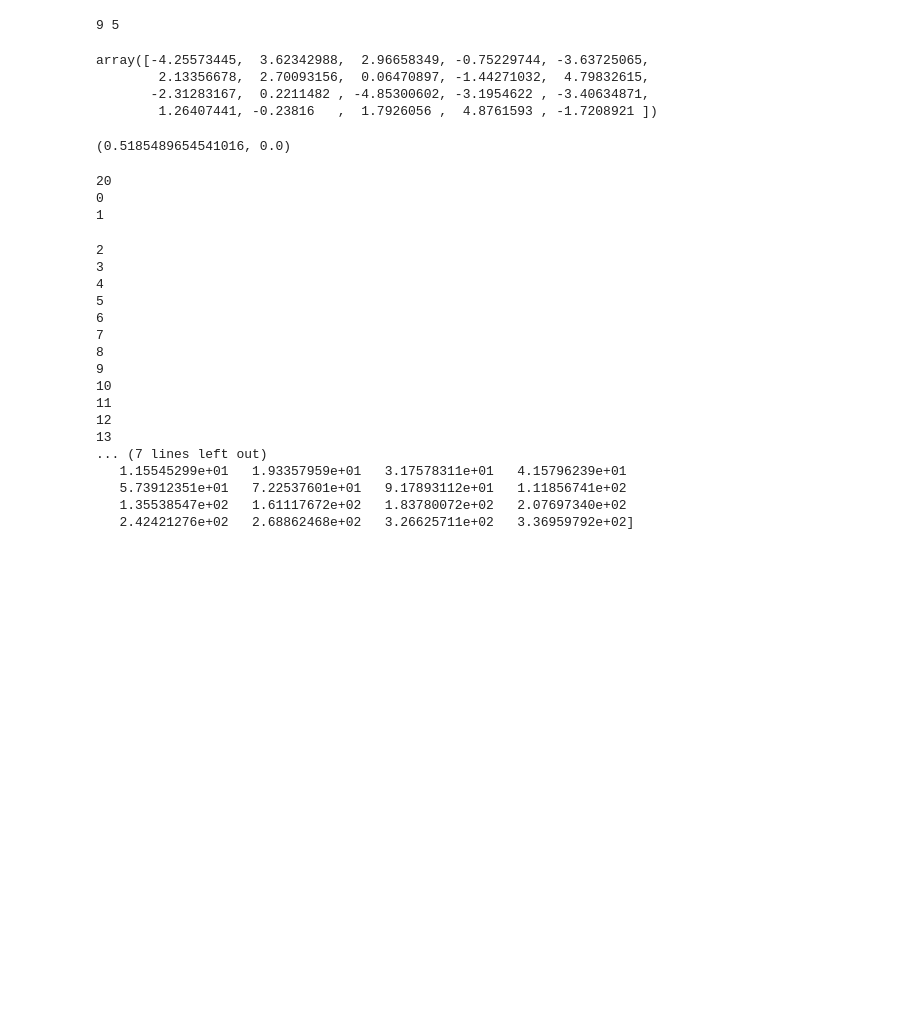
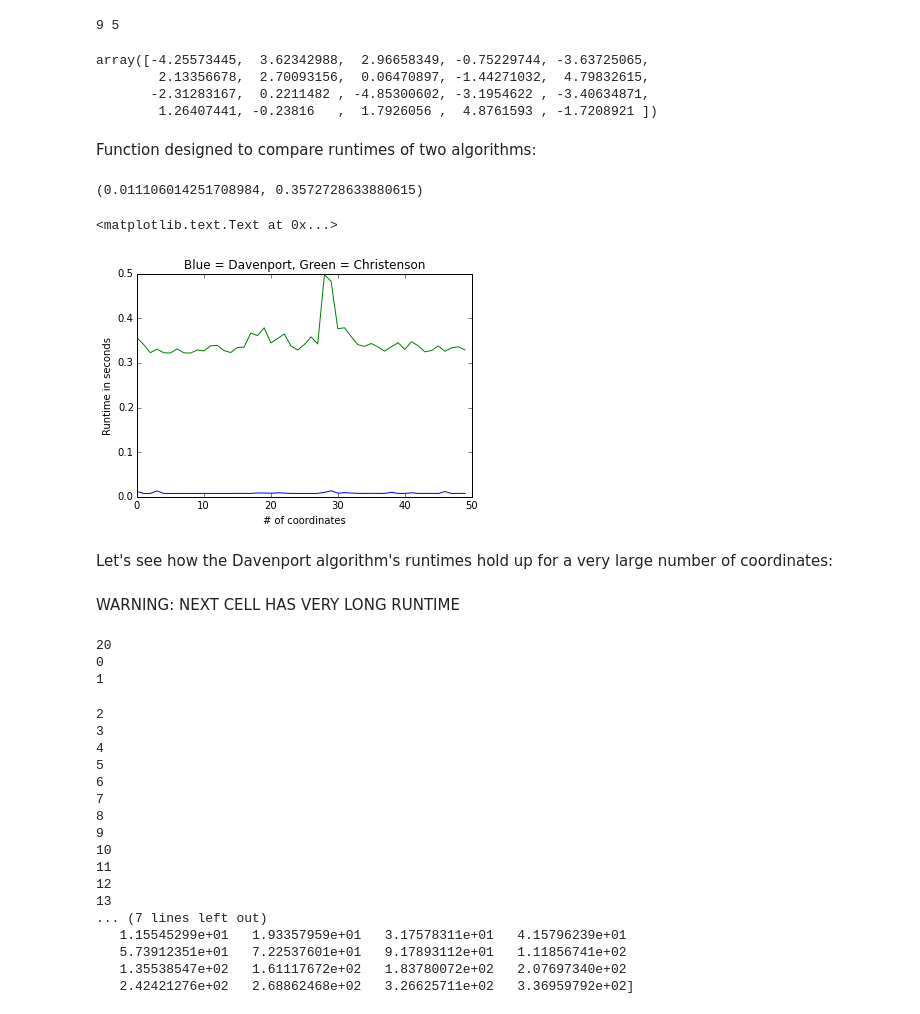
Before and after one commit to jradavenport/WWU-seminar-2016, a Jupyter notebook: lab3/lab3-RileyClarke.ipynb, the cells around one changed output. Drawn from its saved outputs; the diff is of its cells as text; code cells hidden in the pictures; blank space fills up the shorter version.

```diff
--- a/lab3/lab3-RileyClarke.ipynb
+++ b/lab3/lab3-RileyClarke.ipynb
@@ -64,6 +64,8 @@ array([-4.25573445,  3.62342988,  2.96658349, -0.75229744, -3.63725065,
         2.13356678,  2.70093156,  0.06470897, -1.44271032,  4.79832615,
        -2.31283167,  0.2211482 , -4.85300602, -3.1954622 , -3.40634871,
         1.26407441, -0.23816   ,  1.7926056 ,  4.8761593 , -1.7208921 ])
+# %% [markdown]
+Function designed to compare runtimes of two algorithms:
 # %%
 def speedtst(N):
 
@@ -81,8 +83,8 @@ def speedtst(N):
     td1= time.time()
 
     th0 = time.time()
-    #for i in range(N):
-        #y = solutions.constell_christenson(rng1[i],rng2[i])
+    for i in range(N):
+        y = solutions.constell_christenson(rng1[i],rng2[i])
     th1 = time.time()
 
     dur_davenport = td1-td0
@@ -90,9 +92,32 @@ def speedtst(N):
 
     return dur_davenport, dur_holly
 # %%
-speedtst(5000)
+speedtst(50)
 # %% [output]
-(0.5185489654541016, 0.0)
+(0.011106014251708984, 0.3572728633880615)
+# %%
+c_array1 = np.zeros(50)
+c_array2 = np.zeros(50)
+
+for p in range (50):
+    co1, co2 = speedtst(50)
+    c_array1[p] = co1
+    c_array2[p] = co2
+
+
+m = np.arange(0,50,1)
+plt.plot(m,c_array1)
+plt.plot(m,c_array2)
+plt.title('Blue = Davenport, Green = Christenson')
+plt.xlabel('# of coordinates')
+plt.ylabel('Runtime in seconds')
+# %% [output]
+<matplotlib.text.Text at 0x...>
+[figure, added]
+# %% [markdown]
+Let's see how the Davenport algorithm's runtimes hold up for a very large number of coordinates:
+# %% [markdown]
+WARNING: NEXT CELL HAS VERY LONG RUNTIME
 # %%
 t=100000
 Nsteps = 20
```
Also changed, not shown: parts of 1 cell of this notebook.
